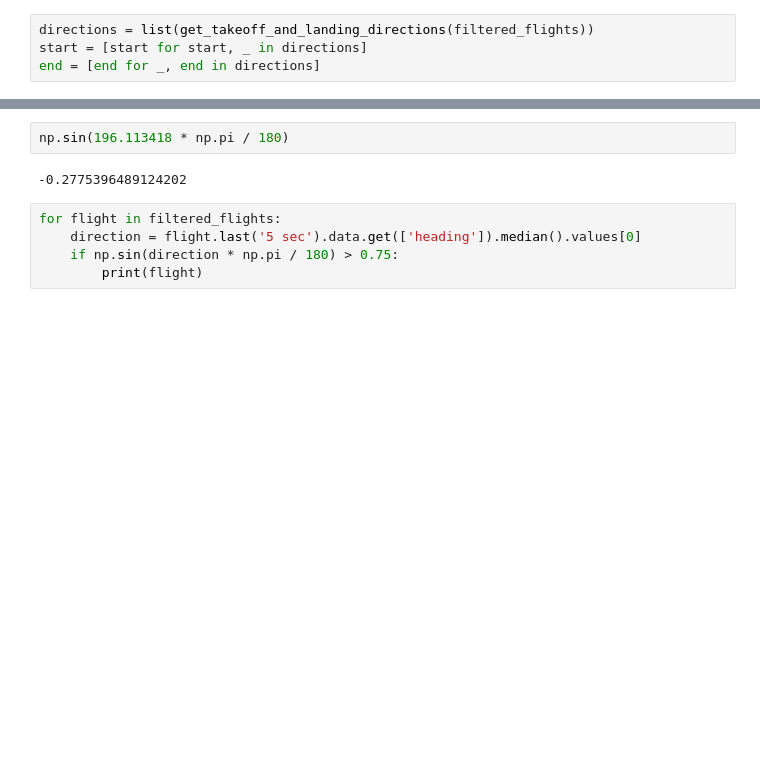
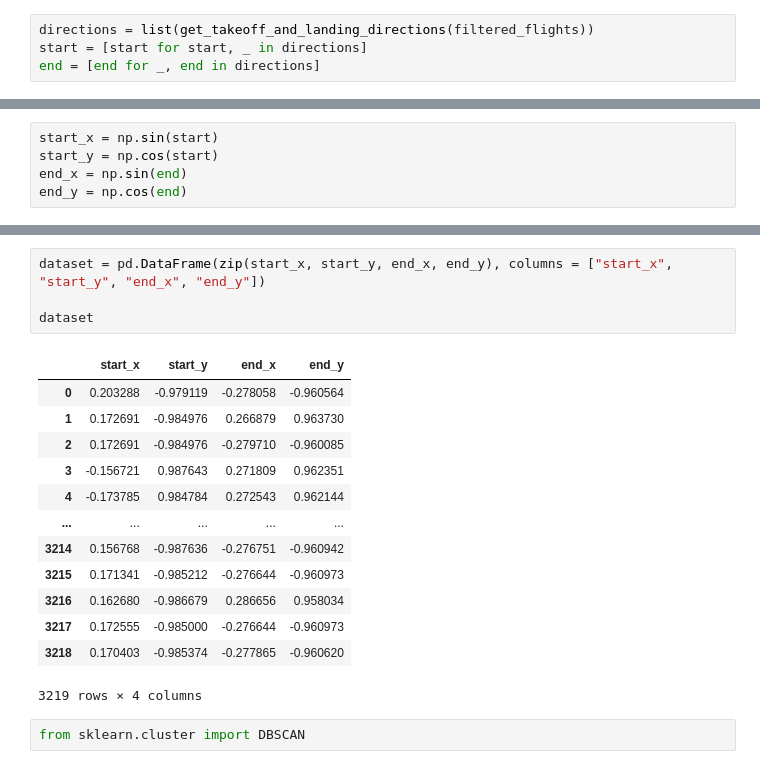
Before and after one commit to tobbensol/masters-thesis, a Jupyter notebook: cluser_by_direction.ipynb, the cells around one changed output, grey strips where cells are left out. Saved outputs shown, nothing was run; the diff lists cells and outputs as text; blank space fills up the shorter version.

```diff
--- a/cluser_by_direction.ipynb
+++ b/cluser_by_direction.ipynb
@@ -49 +57,6 @@ plt.show()
+# %%
+start_x = np.sin(start)
+start_y = np.cos(start)
+end_x = np.sin(end)
+end_y = np.cos(end)
 # %%
@@ -85,9 +79,20 @@ filtered_flights[2867].last('5 sec').data
-# %%
-np.sin(196.113418 * np.pi / 180)
-# %% [output]
--0.2775396489124202
-# %%
-for flight in filtered_flights:
-    direction = flight.last('5 sec').data.get(['heading']).median().values[0]
-    if np.sin(direction * np.pi / 180) > 0.75:
-        print(flight)
+# %%
+dataset = pd.DataFrame(zip(start_x, start_y, end_x, end_y), columns = ["start_x", "start_y", "end_x", "end_y"])
+
+dataset
+# %% [output]
+|  | start_x | start_y | end_x | end_y |
+| 0 | 0.203288 | -0.979119 | -0.278058 | -0.960564 |
+| 1 | 0.172691 | -0.984976 | 0.266879 | 0.963730 |
+| 2 | 0.172691 | -0.984976 | -0.279710 | -0.960085 |
+| 3 | -0.156721 | 0.987643 | 0.271809 | 0.962351 |
+| 4 | -0.173785 | 0.984784 | 0.272543 | 0.962144 |
+| ... | ... | ... | ... | ... |
+| 3214 | 0.156768 | -0.987636 | -0.276751 | -0.960942 |
+| 3215 | 0.171341 | -0.985212 | -0.276644 | -0.960973 |
+| 3216 | 0.162680 | -0.986679 | 0.286656 | 0.958034 |
+| 3217 | 0.172555 | -0.985000 | -0.276644 | -0.960973 |
+| 3218 | 0.170403 | -0.985374 | -0.277865 | -0.960620 |
+3219 rows × 4 columns
+# %%
+from sklearn.cluster import DBSCAN
```
Also changed, not shown: parts of 14 cells of this notebook, 1 other file.
